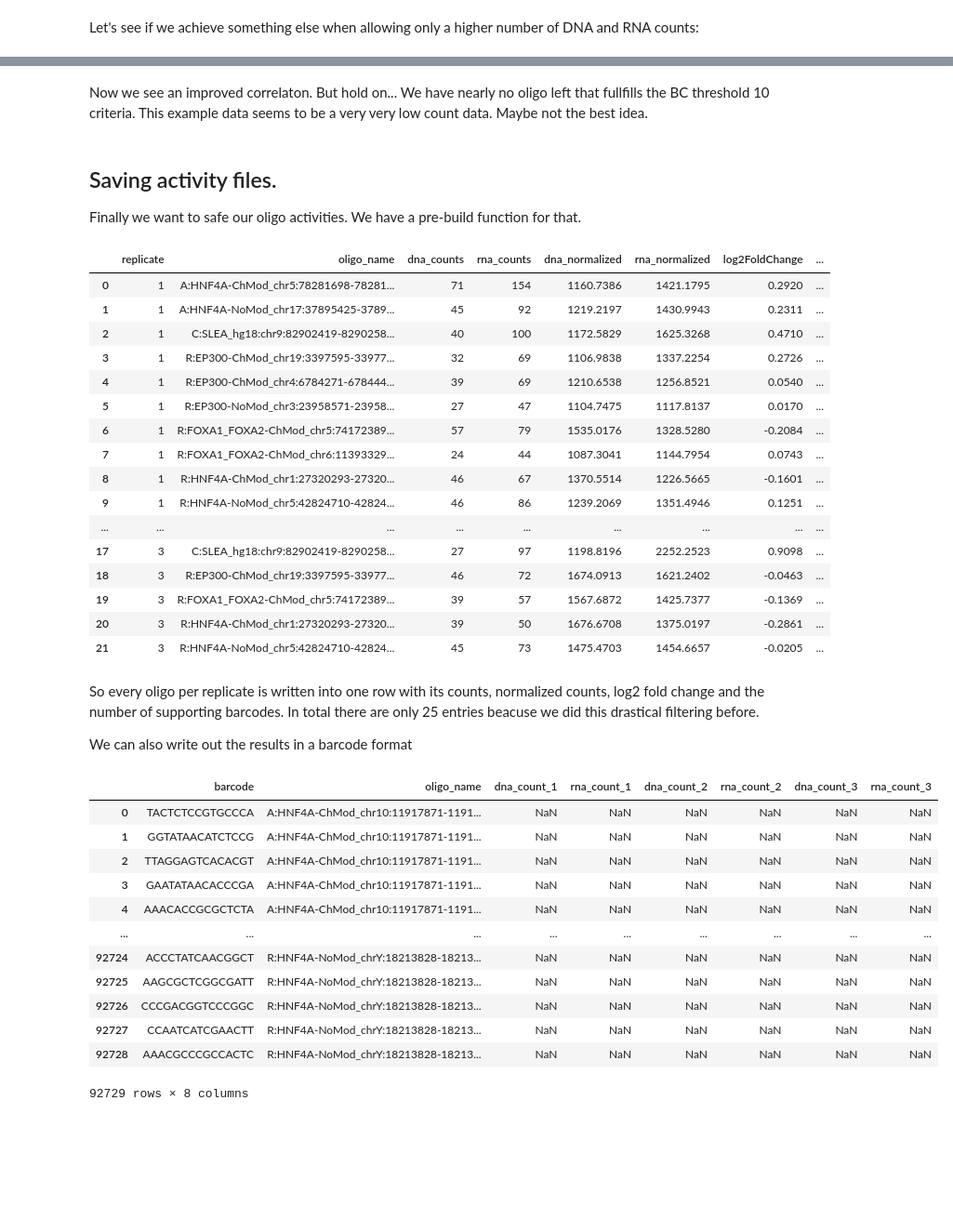
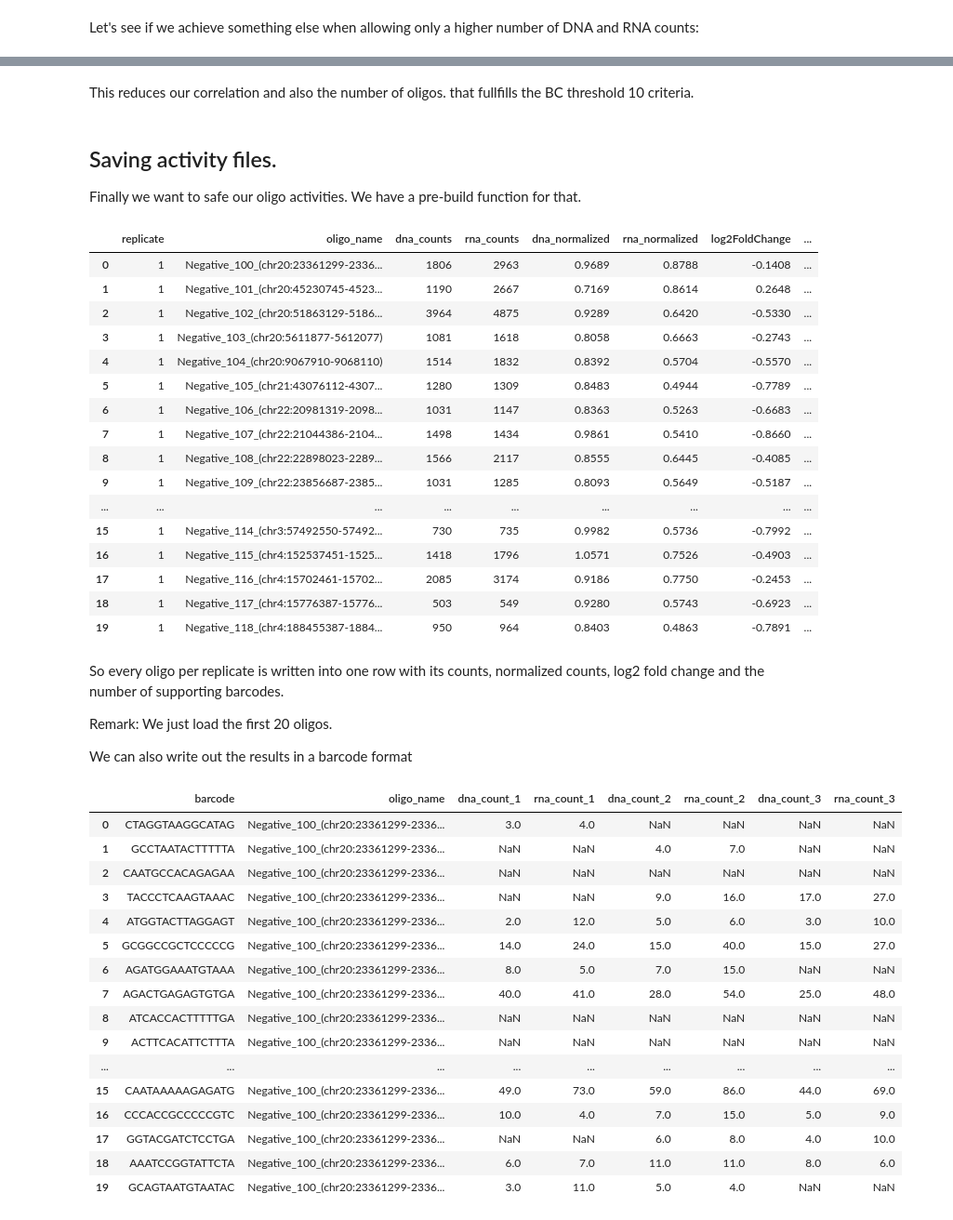
Before and after one commit to kircherlab/MPRAlib, a Jupyter notebook: examples/mpralib.ipynb, the cells around one changed output, grey strips where cells are left out. Shown at 93% size. Cells and saved outputs as stored; diff of their text form; code cells hidden in the pictures; blank space fills up the shorter version.

```diff
--- a/examples/mpralib.ipynb
+++ b/examples/mpralib.ipynb
@@ -66,7 +66,7 @@ import pandas as pd
 import numpy as np
 
 # Load the data
-mpra_barcode_data = MPRABarcodeData.from_file("../resources/reporter_experiment.barcode.HEPG2.fromFile.default.all.tsv.gz")
+mpra_barcode_data = MPRABarcodeData.from_file("../resources/barcode_counts.tsv.gz")
 
 # Getting counts, no filtering/sampling done, so raw counts
 print("DNA counts")
@@ -234,7 +258,7 @@ Common barcodes: Index(['CCACGCCTGTCCAAC', 'TCACTGAACTAGTGC', 'GCTATCCACCGTAAC',
 # %% [markdown]
 Let's see if we achieve something else when allowing only a higher number of DNA and RNA counts:
 # %%
-mpra_barcode_data.barcode_filter = None
+mpra_barcode_data.var_filter = None
 
 mpra_oligo_data = mpra_barcode_data.oligo_data
 print(f"Mean Pearson correlation before BC filter, BC threshold {mpra_oligo_data.barcode_threshold}")
@@ -262,54 +286,60 @@ Number of oligs
-# %% [markdown]
-Now we see an improved correlaton. But hold on... We have nearly no oligo left that fullfills the BC threshold 10 criteria. This example data seems to be a very very low count data. Maybe not the best idea.
+# %% [markdown]
+This reduces our correlation and also the number of oligos. that fullfills the BC threshold 10 criteria.
 # %% [markdown]
 ## Saving activity files.
 
 Finally we want to safe our oligo activities. We have a pre-build function for that.
 # %%
-from mpralib.utils import export_activity_file, export_barcode_file
-export_activity_file(mpra_oligo_data, "activity.tsv")
+from mpralib.utils.io import export_activity_file, export_barcode_file
+export_activity_file(mpra_oligo_data, "activity.tsv.gz")
 
-df = pd.read_csv("activity.tsv", sep='\t')
+df = pd.read_csv("activity.tsv.gz", sep='\t', nrows = 20)
 display(df)
 # %% [output]
 |  | replicate | oligo_name | dna_counts | rna_counts | dna_normalized | rna_normalized | log2FoldChange | ... |
-| 0 | 1 | A:HNF4A-ChMod_chr5:78281698-78281... | 71 | 154 | 1160.7386 | 1421.1795 | 0.2920 | ... |
-| 1 | 1 | A:HNF4A-NoMod_chr17:37895425-3789... | 45 | 92 | 1219.2197 | 1430.9943 | 0.2311 | ... |
-| 2 | 1 | C:SLEA_hg18:chr9:82902419-8290258... | 40 | 100 | 1172.5829 | 1625.3268 | 0.4710 | ... |
-| 3 | 1 | R:EP300-ChMod_chr19:3397595-33977... | 32 | 69 | 1106.9838 | 1337.2254 | 0.2726 | ... |
-| 4 | 1 | R:EP300-ChMod_chr4:6784271-678444... | 39 | 69 | 1210.6538 | 1256.8521 | 0.0540 | ... |
-| 5 | 1 | R:EP300-NoMod_chr3:23958571-23958... | 27 | 47 | 1104.7475 | 1117.8137 | 0.0170 | ... |
-| 6 | 1 | R:FOXA1_FOXA2-ChMod_chr5:74172389... | 57 | 79 | 1535.0176 | 1328.5280 | -0.2084 | ... |
-| 7 | 1 | R:FOXA1_FOXA2-ChMod_chr6:11393329... | 24 | 44 | 1087.3041 | 1144.7954 | 0.0743 | ... |
-| 8 | 1 | R:HNF4A-ChMod_chr1:27320293-27320... | 46 | 67 | 1370.5514 | 1226.5665 | -0.1601 | ... |
-| 9 | 1 | R:HNF4A-NoMod_chr5:42824710-42824... | 46 | 86 | 1239.2069 | 1351.4946 | 0.1251 | ... |
+| 0 | 1 | Negative_100_(chr20:23361299-2336... | 1806 | 2963 | 0.9689 | 0.8788 | -0.1408 | ... |
+| 1 | 1 | Negative_101_(chr20:45230745-4523... | 1190 | 2667 | 0.7169 | 0.8614 | 0.2648 | ... |
+| 2 | 1 | Negative_102_(chr20:51863129-5186... | 3964 | 4875 | 0.9289 | 0.6420 | -0.5330 | ... |
+| 3 | 1 | Negative_103_(chr20:5611877-5612077) | 1081 | 1618 | 0.8058 | 0.6663 | -0.2743 | ... |
+| 4 | 1 | Negative_104_(chr20:9067910-9068110) | 1514 | 1832 | 0.8392 | 0.5704 | -0.5570 | ... |
+| 5 | 1 | Negative_105_(chr21:43076112-4307... | 1280 | 1309 | 0.8483 | 0.4944 | -0.7789 | ... |
+| 6 | 1 | Negative_106_(chr22:20981319-2098... | 1031 | 1147 | 0.8363 | 0.5263 | -0.6683 | ... |
+| 7 | 1 | Negative_107_(chr22:21044386-2104... | 1498 | 1434 | 0.9861 | 0.5410 | -0.8660 | ... |
+| 8 | 1 | Negative_108_(chr22:22898023-2289... | 1566 | 2117 | 0.8555 | 0.6445 | -0.4085 | ... |
+| 9 | 1 | Negative_109_(chr22:23856687-2385... | 1031 | 1285 | 0.8093 | 0.5649 | -0.5187 | ... |
 | ... | ... | ... | ... | ... | ... | ... | ... | ... |
-| 17 | 3 | C:SLEA_hg18:chr9:82902419-8290258... | 27 | 97 | 1198.8196 | 2252.2523 | 0.9098 | ... |
-| 18 | 3 | R:EP300-ChMod_chr19:3397595-33977... | 46 | 72 | 1674.0913 | 1621.2402 | -0.0463 | ... |
-| 19 | 3 | R:FOXA1_FOXA2-ChMod_chr5:74172389... | 39 | 57 | 1567.6872 | 1425.7377 | -0.1369 | ... |
-| 20 | 3 | R:HNF4A-ChMod_chr1:27320293-27320... | 39 | 50 | 1676.6708 | 1375.0197 | -0.2861 | ... |
-| 21 | 3 | R:HNF4A-NoMod_chr5:42824710-42824... | 45 | 73 | 1475.4703 | 1454.6657 | -0.0205 | ... |
+| 15 | 1 | Negative_114_(chr3:57492550-57492... | 730 | 735 | 0.9982 | 0.5736 | -0.7992 | ... |
+| 16 | 1 | Negative_115_(chr4:152537451-1525... | 1418 | 1796 | 1.0571 | 0.7526 | -0.4903 | ... |
+| 17 | 1 | Negative_116_(chr4:15702461-15702... | 2085 | 3174 | 0.9186 | 0.7750 | -0.2453 | ... |
+| 18 | 1 | Negative_117_(chr4:15776387-15776... | 503 | 549 | 0.9280 | 0.5743 | -0.6923 | ... |
+| 19 | 1 | Negative_118_(chr4:188455387-1884... | 950 | 964 | 0.8403 | 0.4863 | -0.7891 | ... |
 # %% [markdown]
-So every oligo per replicate is written into one row with its counts, normalized counts, log2 fold change and the number of supporting barcodes. In total there are only 25 entries beacuse we did this drastical filtering before.
+So every oligo per replicate is written into one row with its counts, normalized counts, log2 fold change and the number of supporting barcodes.
+
+Remark: We just load the first 20 oligos.
 
 We can also write out the results in a barcode format
 # %%
-export_barcode_file(mpra_barcode_data, "barcodes.tsv")
+export_barcode_file(mpra_barcode_data, "barcodes.tsv.gz")
 
-df = pd.read_csv("barcodes.tsv", sep='\t')
+df = pd.read_csv("barcodes.tsv.gz", sep='\t', nrows=20)
 display(df)
 # %% [output]
 |  | barcode | oligo_name | dna_count_1 | rna_count_1 | dna_count_2 | rna_count_2 | dna_count_3 | rna_count_3 |
-| 0 | TACTCTCCGTGCCCA | A:HNF4A-ChMod_chr10:11917871-1191... | NaN | NaN | NaN | NaN | NaN | NaN |
-| 1 | GGTATAACATCTCCG | A:HNF4A-ChMod_chr10:11917871-1191... | NaN | NaN | NaN | NaN | NaN | NaN |
-| 2 | TTAGGAGTCACACGT | A:HNF4A-ChMod_chr10:11917871-1191... | NaN | NaN | NaN | NaN | NaN | NaN |
-| 3 | GAATATAACACCCGA | A:HNF4A-ChMod_chr10:11917871-1191... | NaN | NaN | NaN | NaN | NaN | NaN |
-| 4 | AAACACCGCGCTCTA | A:HNF4A-ChMod_chr10:11917871-1191... | NaN | NaN | NaN | NaN | NaN | NaN |
+| 0 | CTAGGTAAGGCATAG | Negative_100_(chr20:23361299-2336... | 3.0 | 4.0 | NaN | NaN | NaN | NaN |
+| 1 | GCCTAATACTTTTTA | Negative_100_(chr20:23361299-2336... | NaN | NaN | 4.0 | 7.0 | NaN | NaN |
+| 2 | CAATGCCACAGAGAA | Negative_100_(chr20:23361299-2336... | NaN | NaN | NaN | NaN | NaN | NaN |
+| 3 | TACCCTCAAGTAAAC | Negative_100_(chr20:23361299-2336... | NaN | NaN | 9.0 | 16.0 | 17.0 | 27.0 |
+| 4 | ATGGTACTTAGGAGT | Negative_100_(chr20:23361299-2336... | 2.0 | 12.0 | 5.0 | 6.0 | 3.0 | 10.0 |
+| 5 | GCGGCCGCTCCCCCG | Negative_100_(chr20:23361299-2336... | 14.0 | 24.0 | 15.0 | 40.0 | 15.0 | 27.0 |
+| 6 | AGATGGAAATGTAAA | Negative_100_(chr20:23361299-2336... | 8.0 | 5.0 | 7.0 | 15.0 | NaN | NaN |
+| 7 | AGACTGAGAGTGTGA | Negative_100_(chr20:23361299-2336... | 40.0 | 41.0 | 28.0 | 54.0 | 25.0 | 48.0 |
+| 8 | ATCACCACTTTTTGA | Negative_100_(chr20:23361299-2336... | NaN | NaN | NaN | NaN | NaN | NaN |
+| 9 | ACTTCACATTCTTTA | Negative_100_(chr20:23361299-2336... | NaN | NaN | NaN | NaN | NaN | NaN |
 | ... | ... | ... | ... | ... | ... | ... | ... | ... |
-| 92724 | ACCCTATCAACGGCT | R:HNF4A-NoMod_chrY:18213828-18213... | NaN | NaN | NaN | NaN | NaN | NaN |
-| 92725 | AAGCGCTCGGCGATT | R:HNF4A-NoMod_chrY:18213828-18213... | NaN | NaN | NaN | NaN | NaN | NaN |
-| 92726 | CCCGACGGTCCCGGC | R:HNF4A-NoMod_chrY:18213828-18213... | NaN | NaN | NaN | NaN | NaN | NaN |
-| 92727 | CCAATCATCGAACTT | R:HNF4A-NoMod_chrY:18213828-18213... | NaN | NaN | NaN | NaN | NaN | NaN |
-| 92728 | AAACGCCCGCCACTC | R:HNF4A-NoMod_chrY:18213828-18213... | NaN | NaN | NaN | NaN | NaN | NaN |
+| 15 | CAATAAAAAGAGATG | Negative_100_(chr20:23361299-2336... | 49.0 | 73.0 | 59.0 | 86.0 | 44.0 | 69.0 |
+| 16 | CCCACCGCCCCCGTC | Negative_100_(chr20:23361299-2336... | 10.0 | 4.0 | 7.0 | 15.0 | 5.0 | 9.0 |
+| 17 | GGTACGATCTCCTGA | Negative_100_(chr20:23361299-2336... | NaN | NaN | 6.0 | 8.0 | 4.0 | 10.0 |
+| 18 | AAATCCGGTATTCTA | Negative_100_(chr20:23361299-2336... | 6.0 | 7.0 | 11.0 | 11.0 | 8.0 | 6.0 |
+| 19 | GCAGTAATGTAATAC | Negative_100_(chr20:23361299-2336... | 3.0 | 11.0 | 5.0 | 4.0 | NaN | NaN |
-92729 rows × 8 columns
 # %% [markdown]
```
Also changed, not shown: parts of 18 cells of this notebook, 1 other file.
